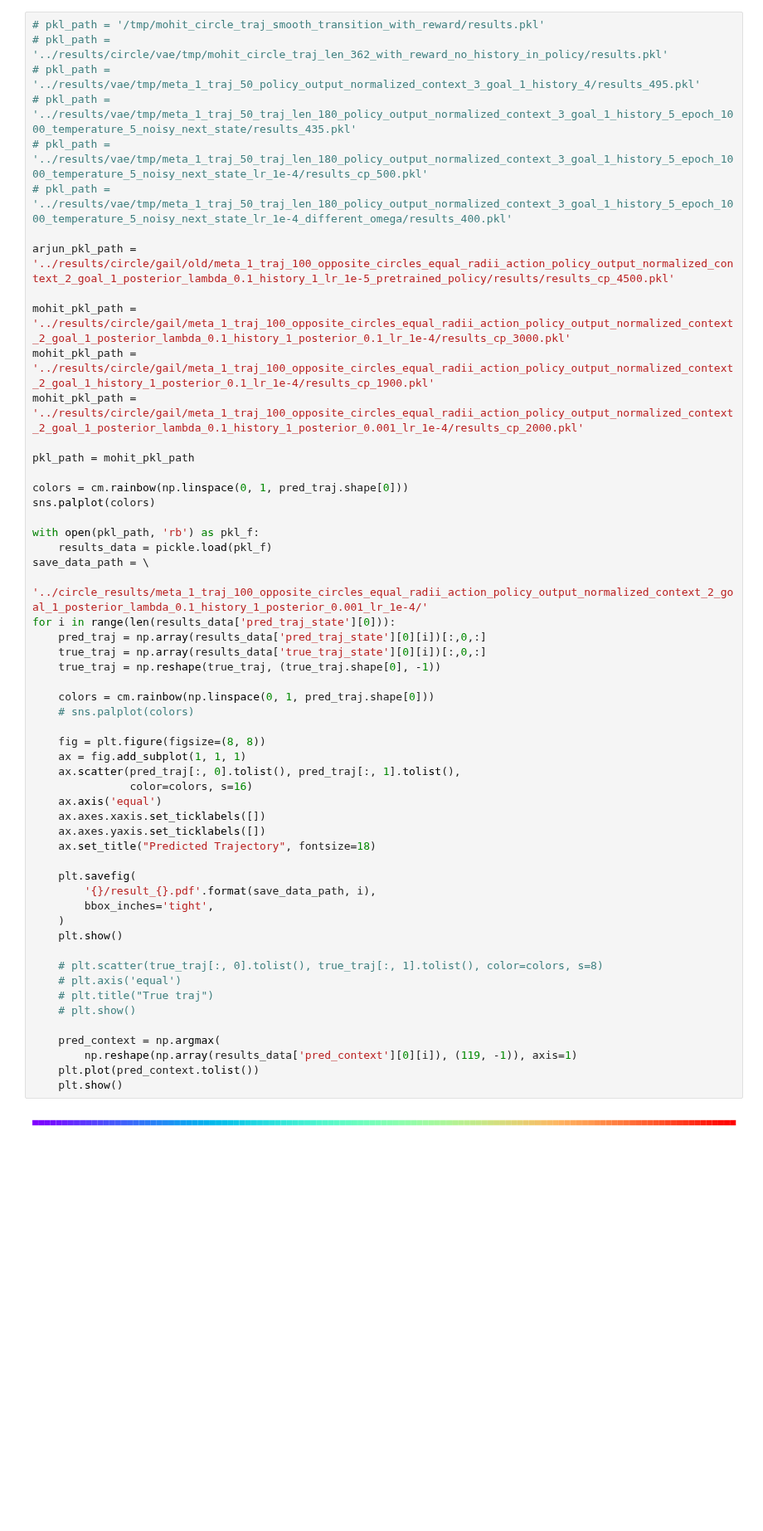
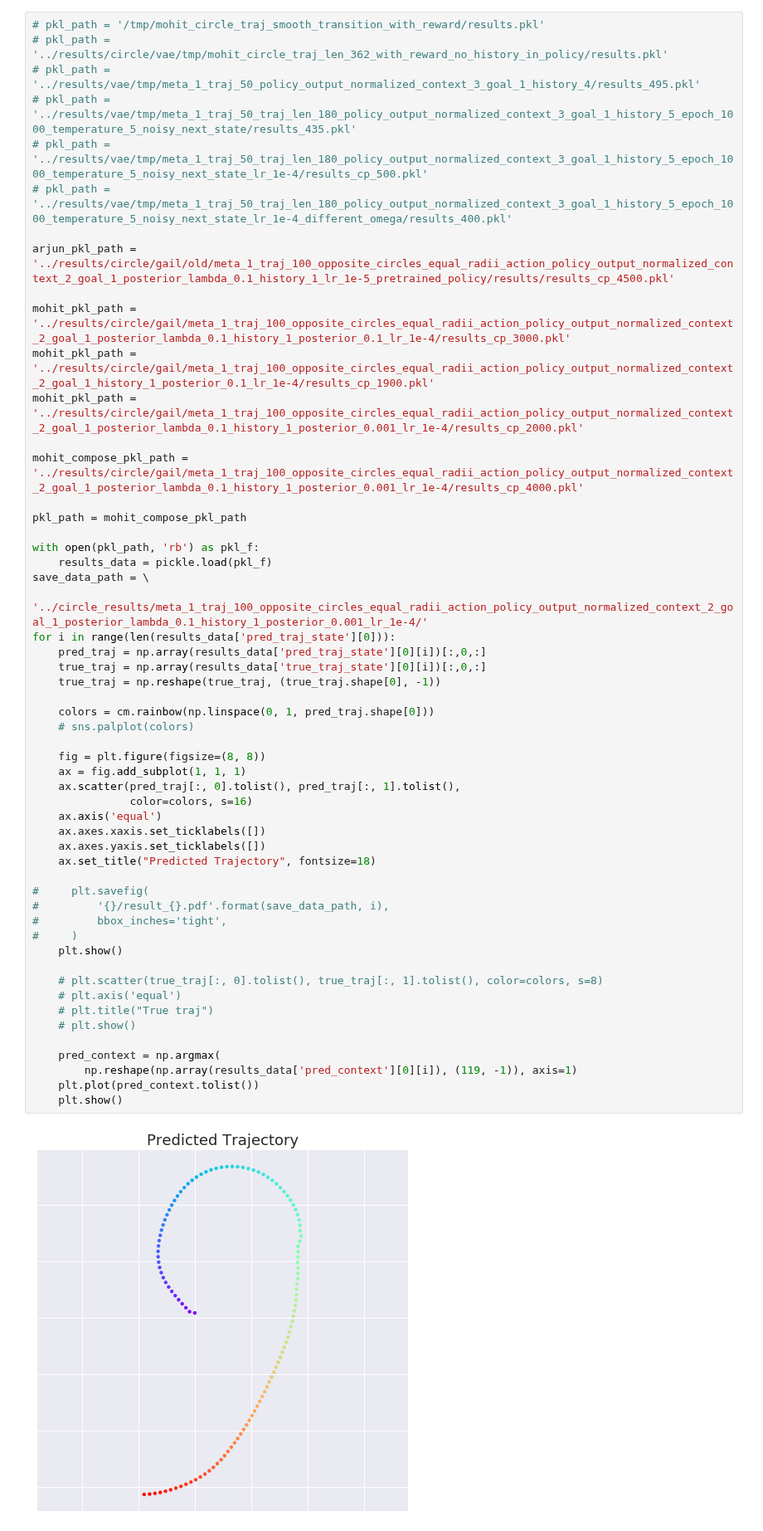
Before and after one commit to sharma-arjun/DirectedInfo-GAIL, a Jupyter notebook: IL/plots/visualize_gail_circle_results_pkl.ipynb, the cells around one changed output. Shown at 83% size. Cells and saved outputs as stored; diff of their text form; blank space fills up the shorter version.

Commit message:
Update plots with results for discriminator with context.

```diff
--- a/IL/plots/visualize_gail_circle_results_pkl.ipynb
+++ b/IL/plots/visualize_gail_circle_results_pkl.ipynb
@@ -56,10 +56,9 @@ mohit_pkl_path = '../results/circle/gail/meta_1_traj_100_opposite_circles_equal_
 mohit_pkl_path = '../results/circle/gail/meta_1_traj_100_opposite_circles_equal_radii_action_policy_output_normalized_context_2_goal_1_history_1_posterior_0.1_lr_1e-4/results_cp_1900.pkl'
 mohit_pkl_path = '../results/circle/gail/meta_1_traj_100_opposite_circles_equal_radii_action_policy_output_normalized_context_2_goal_1_posterior_lambda_0.1_history_1_posterior_0.001_lr_1e-4/results_cp_2000.pkl'
 
-pkl_path = mohit_pkl_path
+mohit_compose_pkl_path = '../results/circle/gail/meta_1_traj_100_opposite_circles_equal_radii_action_policy_output_normalized_context_2_goal_1_posterior_lambda_0.1_history_1_posterior_0.001_lr_1e-4/results_cp_4000.pkl'
 
-colors = cm.rainbow(np.linspace(0, 1, pred_traj.shape[0]))
-sns.palplot(colors)
+pkl_path = mohit_compose_pkl_path
 
 with open(pkl_path, 'rb') as pkl_f:
     results_data = pickle.load(pkl_f)
@@ -67,35 +66,35 @@ save_data_path = \
     '../circle_results/meta_1_traj_100_opposite_circles_equal_radii_action_policy_output_normalized_context_2_goal_1_posterior_lambda_0.1_history_1_posterior_0.001_lr_1e-4/'
 for i in range(len(results_data['pred_traj_state'][0])):
     pred_traj = np.array(results_data['pred_traj_state'][0][i])[:,0,:]
     true_traj = np.array(results_data['true_traj_state'][0][i])[:,0,:]
     true_traj = np.reshape(true_traj, (true_traj.shape[0], -1))
 
     colors = cm.rainbow(np.linspace(0, 1, pred_traj.shape[0]))
     # sns.palplot(colors)
 
     fig = plt.figure(figsize=(8, 8))
     ax = fig.add_subplot(1, 1, 1)
     ax.scatter(pred_traj[:, 0].tolist(), pred_traj[:, 1].tolist(),
                color=colors, s=16)
     ax.axis('equal')
     ax.axes.xaxis.set_ticklabels([])
     ax.axes.yaxis.set_ticklabels([])
     ax.set_title("Predicted Trajectory", fontsize=18)
 
-    plt.savefig(
-        '{}/result_{}.pdf'.format(save_data_path, i),
-        bbox_inches='tight',
-    )
+#     plt.savefig(
+#         '{}/result_{}.pdf'.format(save_data_path, i),
+#         bbox_inches='tight',
+#     )
     plt.show()
 
     # plt.scatter(true_traj[:, 0].tolist(), true_traj[:, 1].tolist(), color=colors, s=8)
     # plt.axis('equal')
     # plt.title("True traj")
     # plt.show()
 
     pred_context = np.argmax(
         np.reshape(np.array(results_data['pred_context'][0][i]), (119, -1)), axis=1)
     plt.plot(pred_context.tolist())
     plt.show()
 # %% [output]
-[figure, old version]
+[figure, new version]
```
Also changed, not shown: parts of 1 cell of this notebook, 1 other file.
